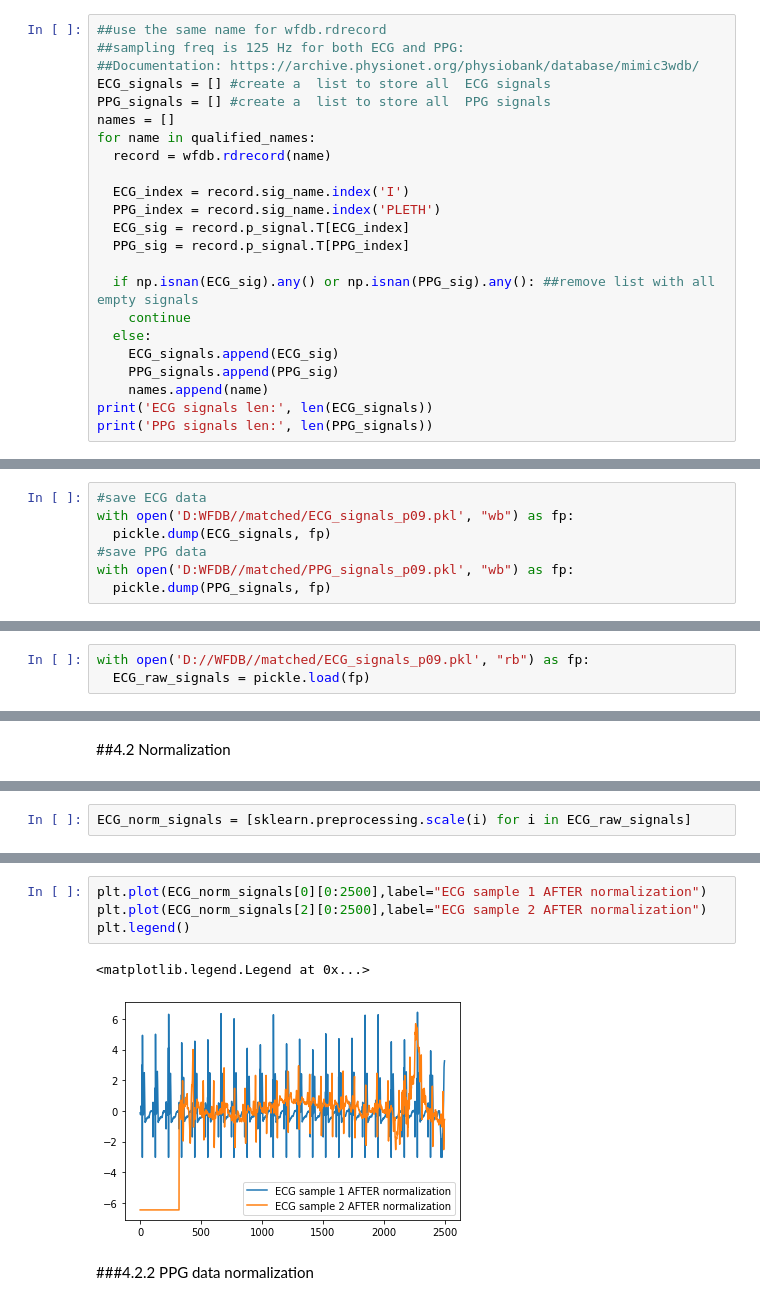
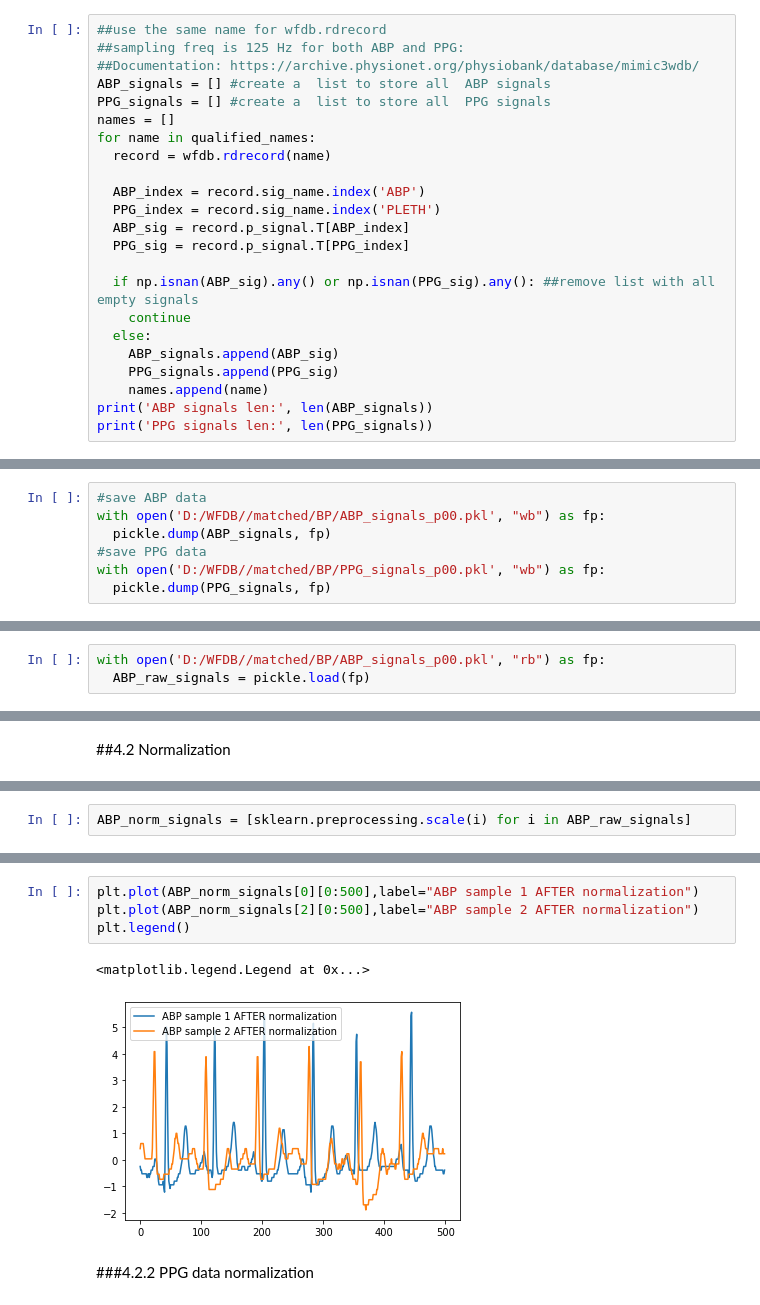
Before and after one commit to supertime1/BP_PPG, a Jupyter notebook: BP_Data_Clean.ipynb, the cells around one changed output, grey strips where cells are left out. Saved outputs shown, nothing was run; the diff lists cells and outputs as text.

```diff
--- a/BP_Data_Clean.ipynb
+++ b/BP_Data_Clean.ipynb
@@ -56,24 +60,24 @@ print('There are total', len(qualified_names), 'records that have both ECG and P
 # %%
 ##use the same name for wfdb.rdrecord
-##sampling freq is 125 Hz for both ECG and PPG:
+##sampling freq is 125 Hz for both ABP and PPG:
 ##Documentation: https://archive.physionet.org/physiobank/database/mimic3wdb/
-ECG_signals = [] #create a  list to store all  ECG signals
+ABP_signals = [] #create a  list to store all  ABP signals
 PPG_signals = [] #create a  list to store all  PPG signals
 names = []
 for name in qualified_names:
   record = wfdb.rdrecord(name)
 
-  ECG_index = record.sig_name.index('I')
+  ABP_index = record.sig_name.index('ABP')
   PPG_index = record.sig_name.index('PLETH')
-  ECG_sig = record.p_signal.T[ECG_index]
+  ABP_sig = record.p_signal.T[ABP_index]
   PPG_sig = record.p_signal.T[PPG_index]
 
-  if np.isnan(ECG_sig).any() or np.isnan(PPG_sig).any(): ##remove list with all empty signals
+  if np.isnan(ABP_sig).any() or np.isnan(PPG_sig).any(): ##remove list with all empty signals
     continue
   else:
-    ECG_signals.append(ECG_sig)
+    ABP_signals.append(ABP_sig)
     PPG_signals.append(PPG_sig)
     names.append(name)
-print('ECG signals len:', len(ECG_signals))
+print('ABP signals len:', len(ABP_signals))
 print('PPG signals len:', len(PPG_signals))
 # %% [output]
@@ -82,7 +85,7 @@ PPG signals len: 417
 # %%
-#save ECG data
-with open('D:WFDB//matched/ECG_signals_p09.pkl', "wb") as fp:
-  pickle.dump(ECG_signals, fp)
+#save ABP data
+with open('D:/WFDB//matched/BP/ABP_signals_p00.pkl', "wb") as fp:
+  pickle.dump(ABP_signals, fp)
 #save PPG data
-with open('D:WFDB//matched/PPG_signals_p09.pkl', "wb") as fp:
+with open('D:/WFDB//matched/BP/PPG_signals_p00.pkl', "wb") as fp:
   pickle.dump(PPG_signals, fp)
@@ -93,4 +98,4 @@ with open('D:WFDB//matched/PPG_signals_p09.pkl', "wb") as fp:
 # %%
-with open('D://WFDB//matched/ECG_signals_p09.pkl', "rb") as fp:
-  ECG_raw_signals = pickle.load(fp)
+with open('D:/WFDB//matched/BP/ABP_signals_p00.pkl', "rb") as fp:
+  ABP_raw_signals = pickle.load(fp)
 # %%
@@ -103,3 +108,3 @@ with open('D:/WFDB//matched/PPG_signals_p09.pkl', "rb") as fp:
 # %%
-ECG_norm_signals = [sklearn.preprocessing.scale(i) for i in ECG_raw_signals]
+ABP_norm_signals = [sklearn.preprocessing.scale(i) for i in ABP_raw_signals]
 # %%
@@ -112,10 +117,10 @@ plt.legend()
 # %%
-plt.plot(ECG_norm_signals[0][0:2500],label="ECG sample 1 AFTER normalization")
-plt.plot(ECG_norm_signals[2][0:2500],label="ECG sample 2 AFTER normalization")
+plt.plot(ABP_norm_signals[0][0:500],label="ABP sample 1 AFTER normalization")
+plt.plot(ABP_norm_signals[2][0:500],label="ABP sample 2 AFTER normalization")
 plt.legend()
 # %% [output]
 <matplotlib.legend.Legend at 0x...>
-[figure, old version]
+[figure, new version]
 # %% [markdown]
 ###4.2.2 PPG data normalization
 # %%
```
Also changed, not shown: parts of 74 cells of this notebook.
